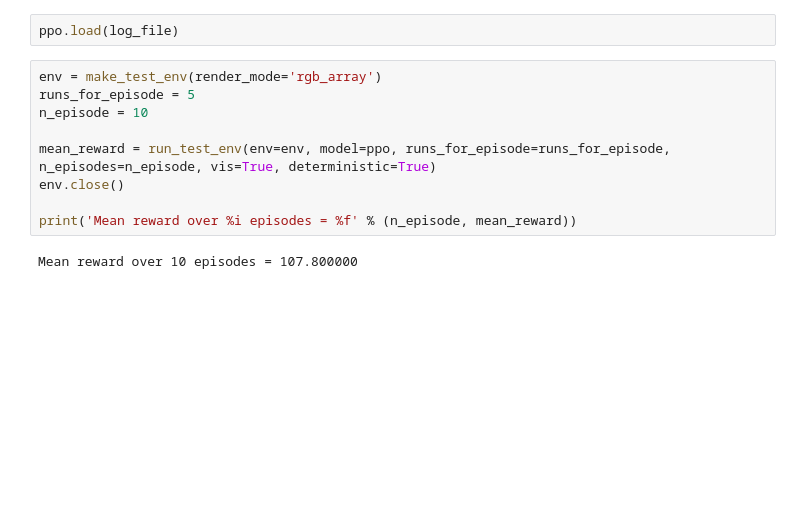
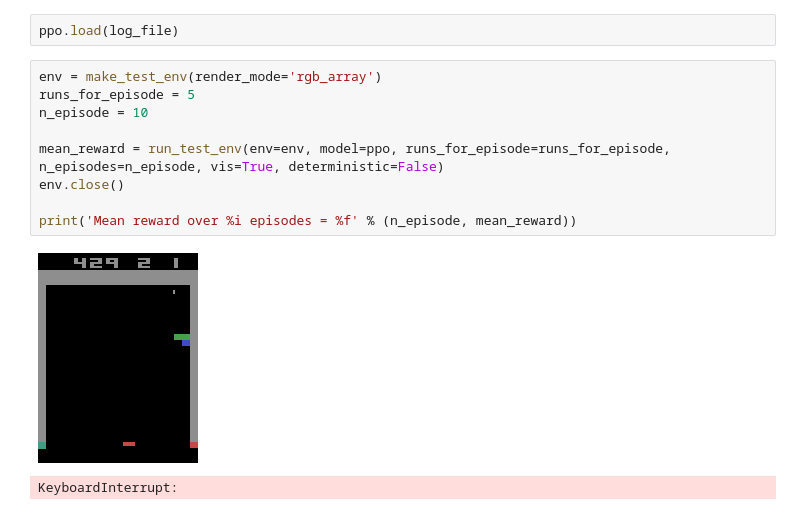
Before and after one commit to cesch97/PPO, a Jupyter notebook: Breakout-v4.ipynb, the cells around one changed output. Saved outputs shown, nothing was run; the diff lists cells and outputs as text; blank space fills up the shorter version.

```diff
--- a/Breakout-v4.ipynb
+++ b/Breakout-v4.ipynb
@@ -95,11 +98,12 @@ ppo.load(log_file)
 # %%
 env = make_test_env(render_mode='rgb_array')
 runs_for_episode = 5
 n_episode = 10
 
-mean_reward = run_test_env(env=env, model=ppo, runs_for_episode=runs_for_episode, n_episodes=n_episode, vis=True, deterministic=True)
+mean_reward = run_test_env(env=env, model=ppo, runs_for_episode=runs_for_episode, n_episodes=n_episode, vis=True, deterministic=False)
 env.close()
 
 print('Mean reward over %i episodes = %f' % (n_episode, mean_reward))
 # %% [output]
+[figure, added]
-Mean reward over 10 episodes = 107.800000
+KeyboardInterrupt:
```
Also changed, not shown: parts of 3 cells of this notebook, 1 other file.
